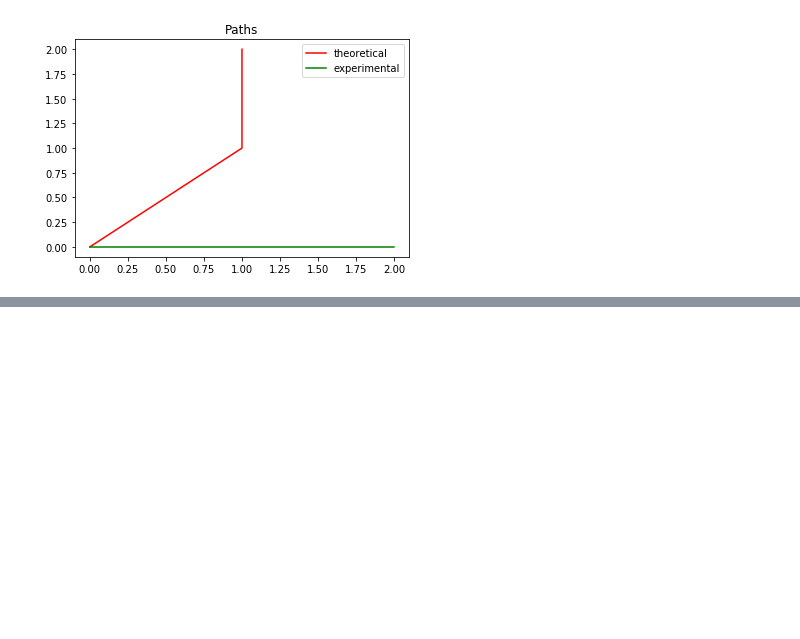
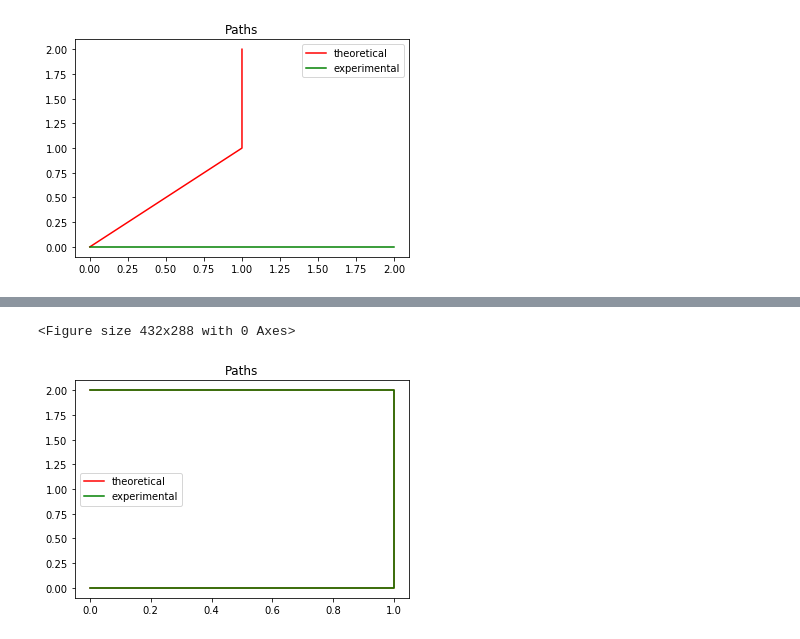
Before and after one commit to nzotto/CSRefresh_Project, a Jupyter notebook: test.ipynb, the cells around one changed output, grey strips where cells are left out. Cells and saved outputs as stored; diff of their text form; code cells hidden in the pictures; blank space fills up the shorter version.

```diff
--- a/test.ipynb
+++ b/test.ipynb
@@ -37,0 +53,10 @@ displ(theo,expe)
+# %%
+# Test 2 : the real path follows the theoretical path but there is a U-turn
+
+theo = [(0,2),(1,2),(1,0),(0,0)]
+expe = [(0,2),(1,2),(1,0),(0,0)]
+# Difference expected : 0
+displ(theo,expe)
+# %% [output]
+<Figure size 432x288 with 0 Axes>
+[figure, added]
```
Also changed, not shown: parts of 9 cells of this notebook.
